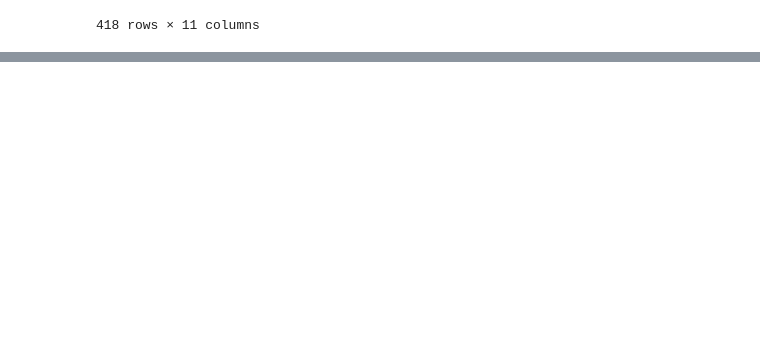
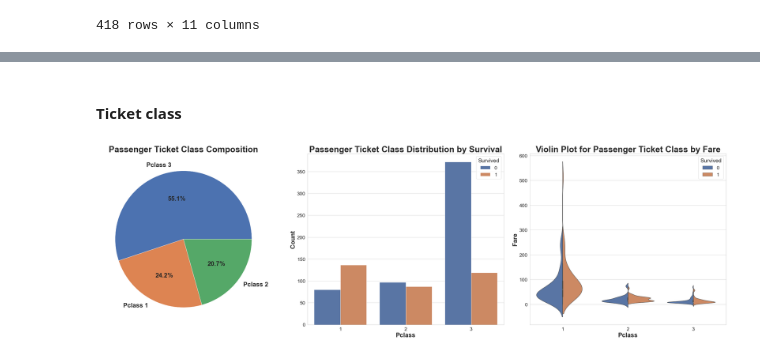
Before and after one commit to sainathreddkandanulu/Titanic, a Jupyter notebook: workflow.ipynb, the cells around one changed output, grey strips where cells are left out. Cells and saved outputs as stored; diff of their text form; code cells hidden in the pictures; blank space fills up the shorter version.

```diff
--- a/workflow.ipynb
+++ b/workflow.ipynb
@@ -55,0 +256,6 @@ test_df
+# %% [markdown]
+#### Ticket class
+# %%
+pclass(train_df)
+# %% [output]
+[figure, added]
```
Also changed, not shown: parts of 65 cells of this notebook.
